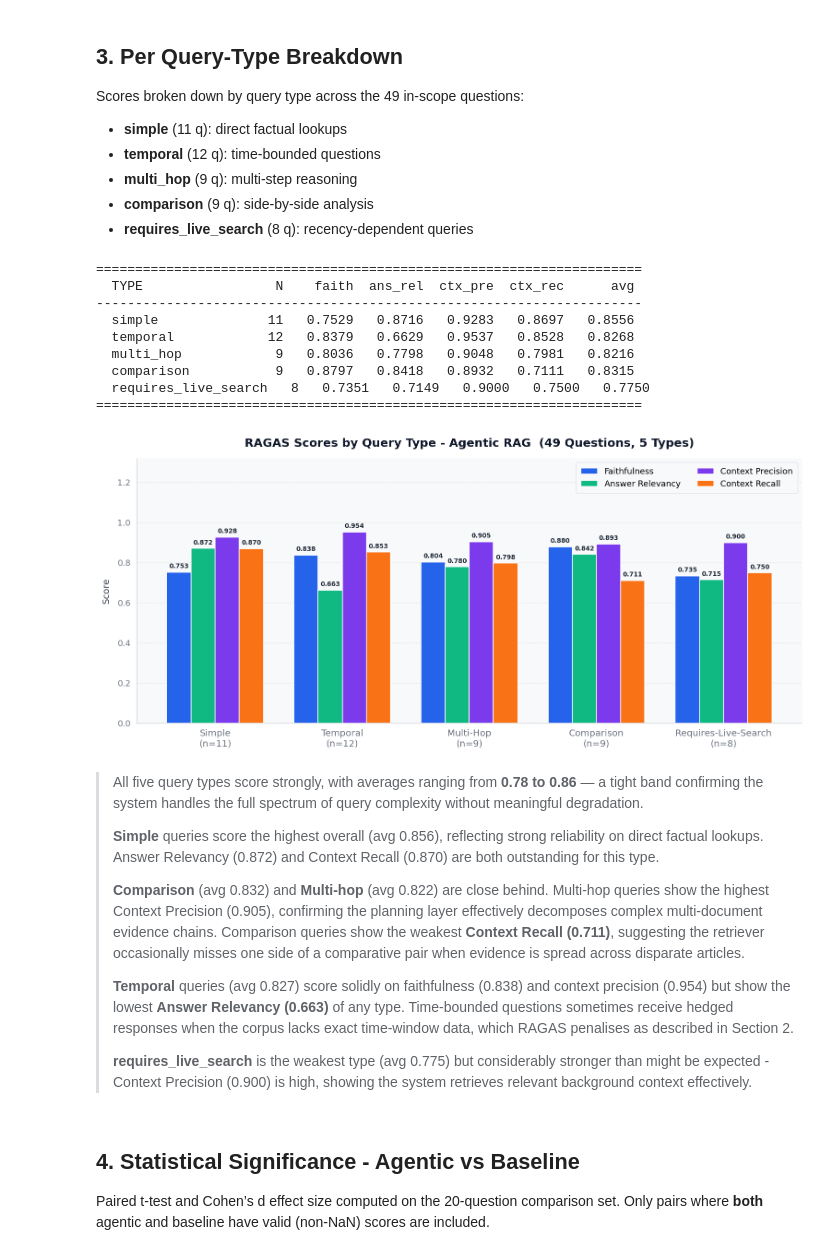
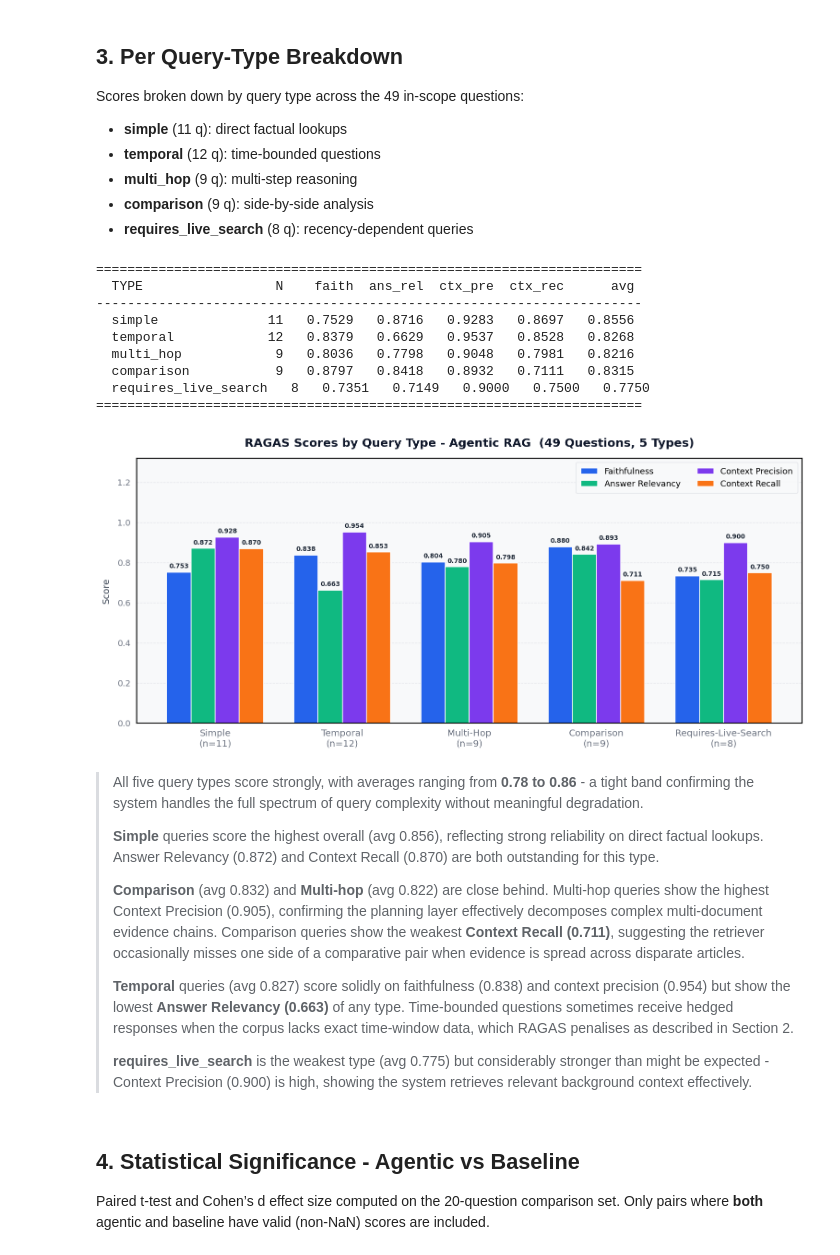
Before and after one commit to mansari40/Agentic-News-RAG, a Jupyter notebook: evals/ragas_analysis.ipynb, the cells around one changed output. Cells and saved outputs as stored; diff of their text form; code cells hidden in the pictures.

```diff
--- a/evals/ragas_analysis.ipynb
+++ b/evals/ragas_analysis.ipynb
@@ -238,6 +238,11 @@ ax.set_xticklabels(METRIC_LABELS_FLAT, fontsize=10.5)
 ax.legend(loc="upper right", frameon=True)
 _style_ax(ax, ylim=(0, 1.22))
 
+for spine in ax.spines.values():
+    spine.set_visible(True)
+    spine.set_color('black')
+    spine.set_linewidth(1.2)
+    spine.set_zorder(5)
 fig.tight_layout()
 plt.show()
 # %% [output]
@@ -306,6 +311,11 @@ ax.set_title("Agentic RAG - Full 55-Question Evaluation  (49 RAGAS-Scored)")
 ax.legend(loc="upper left", frameon=True)
 _style_ax(ax, ylim=(0, 1.10))
 
+for spine in ax.spines.values():
+    spine.set_visible(True)
+    spine.set_color('black')
+    spine.set_linewidth(1.2)
+    spine.set_zorder(5)
 fig.tight_layout()
 plt.show()
 # %% [output]
@@ -397,37 +407,42 @@ else:
 
     for j, (m, color, lbl) in enumerate(zip(METRICS, COLORS, m_labels)):
         vals   = [table_data[qt].get(m, float("nan")) for qt in qt_keys]
         offset = (j - len(METRICS) / 2 + 0.5) * bw
         bars   = ax.bar(x + offset, vals, bw, label=lbl, color=color,
                         edgecolor="white", linewidth=0.9, zorder=3)
         for bar, v in zip(bars, vals):
             if not math.isnan(v):
                 ax.text(bar.get_x() + bar.get_width() / 2, v + 0.013,
                         f"{v:.3f}", ha="center", va="bottom",
                         fontsize=7.5, fontweight="600", color="#1F2937")
 
     ax.set_title("RAGAS Scores by Query Type - Agentic RAG  (49 Questions, 5 Types)")
     ax.set_xticks(x)
     ax.set_xticklabels(xt_labels, fontsize=11)
     ax.legend(loc="upper right", frameon=True, ncol=2)
     _style_ax(ax, ylim=(0, 1.32))
 
+    for spine in ax.spines.values():
+        spine.set_visible(True)
+        spine.set_color('black')
+        spine.set_linewidth(1.2)
+        spine.set_zorder(5)
     fig.tight_layout()
     plt.show()
 # %% [output]
 ======================================================================
   TYPE                 N    faith  ans_rel  ctx_pre  ctx_rec      avg
 ----------------------------------------------------------------------
   simple              11   0.7529   0.8716   0.9283   0.8697   0.8556
   temporal            12   0.8379   0.6629   0.9537   0.8528   0.8268
   multi_hop            9   0.8036   0.7798   0.9048   0.7981   0.8216
   comparison           9   0.8797   0.8418   0.8932   0.7111   0.8315
   requires_live_search   8   0.7351   0.7149   0.9000   0.7500   0.7750
 ======================================================================
-[figure, old version]
+[figure, new version]
 # %% [markdown]
 >
-> All five query types score strongly, with averages ranging from **0.78 to 0.86** — a tight band confirming the system handles the full spectrum of query complexity without meaningful degradation.
+> All five query types score strongly, with averages ranging from **0.78 to 0.86** - a tight band confirming the system handles the full spectrum of query complexity without meaningful degradation.
 >
 > **Simple** queries score the highest overall (avg 0.856), reflecting strong reliability on direct factual lookups. Answer Relevancy (0.872) and Context Recall (0.870) are both outstanding for this type.
 >
```
Also changed, not shown: parts of 5 cells of this notebook, 1 other file.
